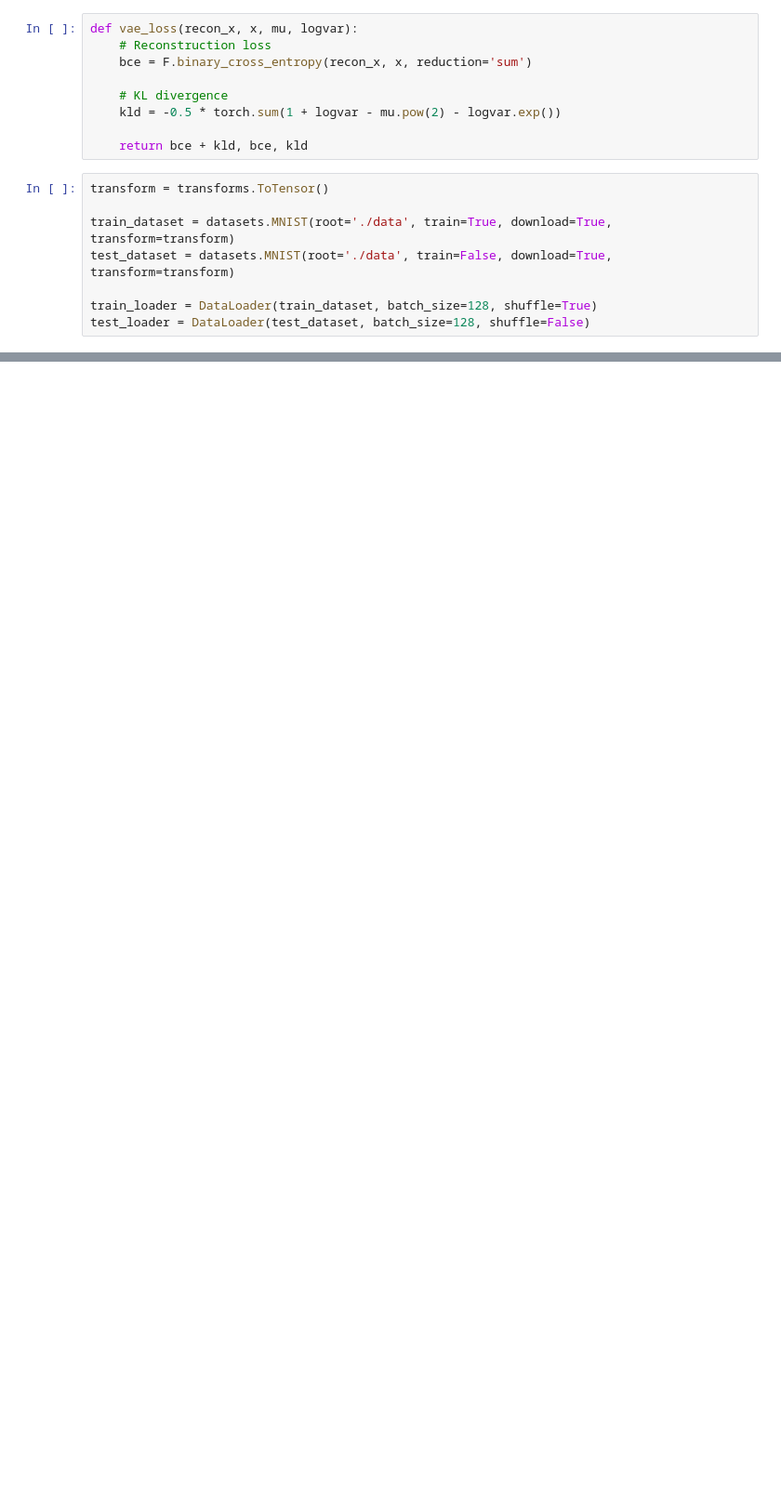
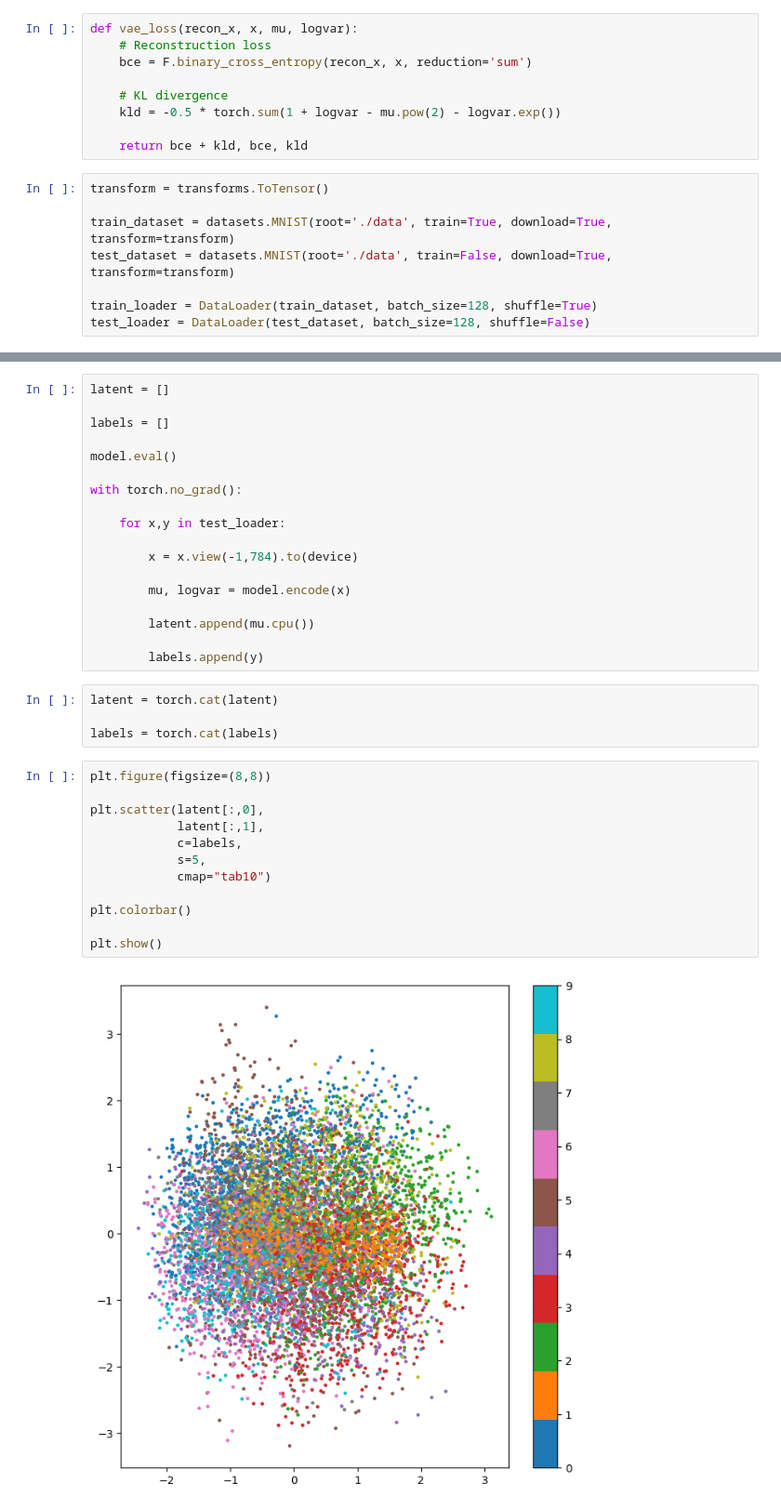
Before and after one commit to osydoong/Variational-autoencoder, a Jupyter notebook: main.ipynb, the cells around one changed output, grey strips where cells are left out. Shown at 93% size. Drawn from its saved outputs; the diff is of its cells as text; blank space fills up the shorter version.

```diff
--- a/main.ipynb
+++ b/main.ipynb
@@ -60,0 +177,36 @@ test_loader = DataLoader(test_dataset, batch_size=128, shuffle=False)
+# %%
+latent = []
+
+labels = []
+
+model.eval()
+
+with torch.no_grad():
+
+    for x,y in test_loader:
+
+        x = x.view(-1,784).to(device)
+
+        mu, logvar = model.encode(x)
+
+        latent.append(mu.cpu())
+
+        labels.append(y)
+# %%
+latent = torch.cat(latent)
+
+labels = torch.cat(labels)
+# %%
+plt.figure(figsize=(8,8))
+
+plt.scatter(latent[:,0],
+            latent[:,1],
+            c=labels,
+            s=5,
+            cmap="tab10")
+
+plt.colorbar()
+
+plt.show()
+# %% [output]
+[figure, added]
```
Also changed, not shown: parts of 12 cells of this notebook.
